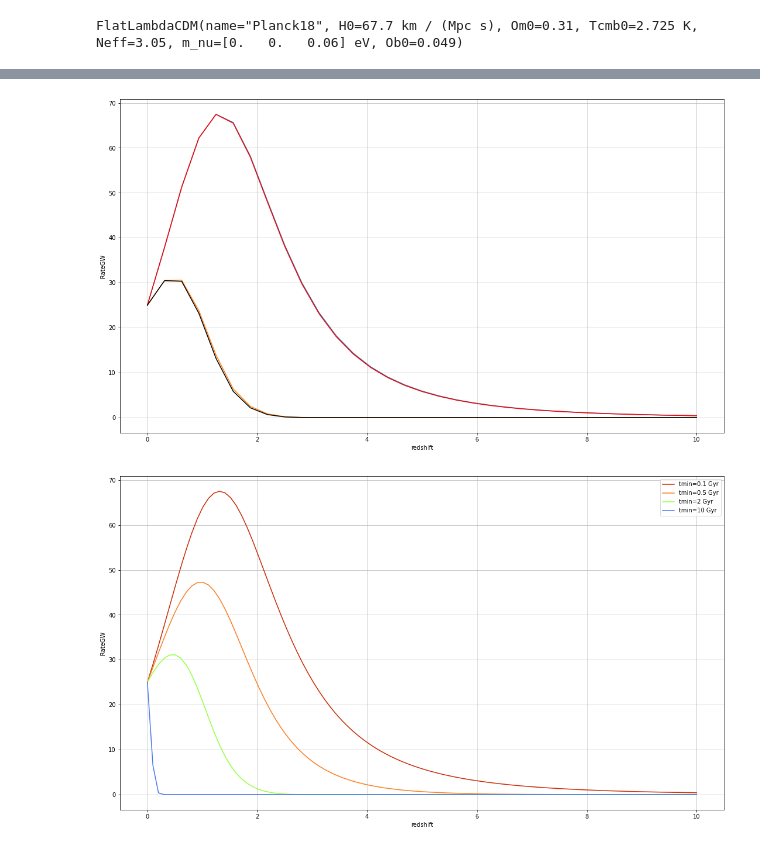
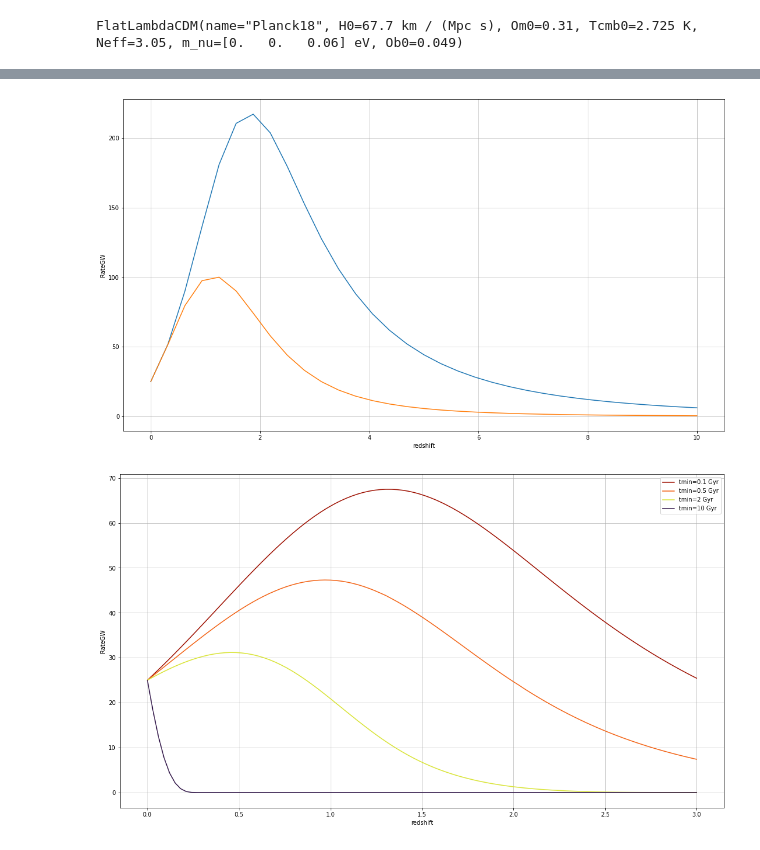
Before and after one commit to RCianca/DarkSirensStat, a Jupyter notebook: DSCatalogueCreator/DSIRE.ipynb, the cells around one changed output, grey strips where cells are left out. Saved outputs shown, nothing was run; the diff lists cells and outputs as text; code cells hidden in the pictures.

```diff
--- a/DSCatalogueCreator/DSIRE.ipynb
+++ b/DSCatalogueCreator/DSIRE.ipynb
@@ -897,7 +919,7 @@ z_min=0
 z_max=z_min+100
 tpar=0.1
 #--------Normalization (z=0,N*R(z=0)=25)----------------------------
-Normaliz=25/quad(integrand,z_min,z_max,args=(z_min,tpar))[0]
+Normaliz=25/quad(integrand_marr,z_min,z_max,args=(z_min,tpar))[0]
 #print(Normaliz)
 #-------------loop for the plot------------------------------------
 z_plot_max=10
@@ -905,12 +927,12 @@ ZZ=np.linspace(z_min,z_plot_max,33)
 ratetoplot=np.zeros(len(ZZ))
 for i in range(len(ZZ)):
     #Normaliz=25/quad(integrand,z_min,z_max,args=(z_min,tstart))[0]
-    ratetoplot[i]=Normaliz*quad(integrand,ZZ[i],ZZ[i]+100,args=(ZZ[i],tpar))[0]
+    ratetoplot[i]=Normaliz*quad(integrand_marr,ZZ[i],ZZ[i]+100,args=(ZZ[i],tpar))[0]
 z_min=0
 z_max=z_min+100
 tpar=2
 #--------Normalization (z=0,N*R(z=0)=25)----------------------------
-Normaliz=25/quad(integrand,z_min,z_max,args=(z_min,tpar))[0]
+Normaliz=25/quad(integrand_marr,z_min,z_max,args=(z_min,tpar))[0]
 #print(Normaliz)
 #-------------loop for the plot------------------------------------
 z_plot_max=10
@@ -918,7 +940,7 @@ ZZ=np.linspace(z_min,z_plot_max,33)
 ratetoplot01=np.zeros(len(ZZ))
 for i in range(len(ZZ)):
     #Normaliz=25/quad(integrand,z_min,z_max,args=(z_min,tstart))[0]
-    ratetoplot01[i]=Normaliz*quad(integrand,ZZ[i],ZZ[i]+100,args=(ZZ[i],tpar))[0]
+    ratetoplot01[i]=Normaliz*quad(integrand_marr,ZZ[i],ZZ[i]+100,args=(ZZ[i],tpar))[0]
 # %%
 fig,ax = plt.subplots()
 fig.set_size_inches(18.5, 10.5)
@@ -928,14 +950,14 @@ ax.set_ylabel('RateGW')
 #test01=ratetoplot01
 ax.plot(ZZ,ratetoplot,label='RateGW')
 ax.plot(ZZ,ratetoplot01,label='RateGW')
-ax.plot(ZZ,test,label='RateGW',color='r')
-ax.plot(ZZ,test01,label='RateGW',color='k')
+#ax.plot(ZZ,test,label='RateGW',color='r')
+#ax.plot(ZZ,test01,label='RateGW',color='k')
 #plt.yscale('log')
 #plt.xscale('log')
 plt.grid(axis='y', alpha=0.75)
 plt.grid(axis='x', alpha=0.75)
 # %% [output]
-[figure, old version]
+[figure, new version]
 # %%
 z_min=0
 z_max=z_min+100
@@ -945,7 +967,7 @@ tstart=np.array([0.1,0.5,2,3,5,7,10])
 #Normaliz=25/quad(integrand,z_min,z_max,args=(z_min,tstart))[0]
 #print(Normaliz)
 #-------------loop for the plot------------------------------------
-z_plot_max=10
+z_plot_max=3
 Z=np.linspace(z_min,z_plot_max,100)
 #ratetoplot=np.zeros(len(Z))
 allrates=np.zeros((len(tstart),len(Z)))
@@ -957,22 +979,22 @@ for k in tqdm(range(len(tstart)),desc='Progress'):
 # %%
 colors=pl.cm.turbo(np.linspace(0.99,0.01,30))
 fig,ax = plt.subplots()
 fig.set_size_inches(18.5, 10.5)
 ax.set_xlabel('redshift')
 ax.set_ylabel('RateGW')
-ax.plot(Z,allrates[0],label='tmin=0.1 Gyr',color=colors[3])
-ax.plot(Z,allrates[1],label='tmin=0.5 Gyr',color=colors[7])
-ax.plot(Z,allrates[2],label='tmin=2 Gyr',color=colors[15])
-#ax.plot(Z,allrates[3],label='tmin=3 Gyr',color=colors[9])
-#ax.plot(Z,allrates[4],label='tmin=5 Gyr',color=colors[12])
-#ax.plot(Z,allrates[5],label='tmin=7 Gyr',color=colors[15])
-ax.plot(Z,allrates[6],label='tmin=10 Gyr',color=colors[25])
+ax.plot(Z,allrates[0],label='tmin=0.1 Gyr',color=colors[1])
+ax.plot(Z,allrates[1],label='tmin=0.5 Gyr',color=colors[6])
+ax.plot(Z,allrates[2],label='tmin=2 Gyr',color=colors[12])
+#ax.plot(Z,allrates[3],label='tmin=3 Gyr',color=colors[18])
+#ax.plot(Z,allrates[4],label='tmin=5 Gyr',color=colors[22])
+#ax.plot(Z,allrates[5],label='tmin=7 Gyr',color=colors[25])
+ax.plot(Z,allrates[6],label='tmin=10 Gyr',color=colors[29])
 #ax.plot(Z,ratetoplot01,label='RateGW')
 #plt.yscale('log')
 #plt.xscale('log')
 plt.grid(axis='y', alpha=0.75)
 plt.grid(axis='x', alpha=0.75)
 plt.legend()
-#plt.savefig('Rates.pdf')
+plt.savefig('Rates_cut.pdf')
 # %% [output]
-[figure, old version]
+[figure, new version]
```
Also changed, not shown: parts of 8 cells of this notebook, 1 other file.
